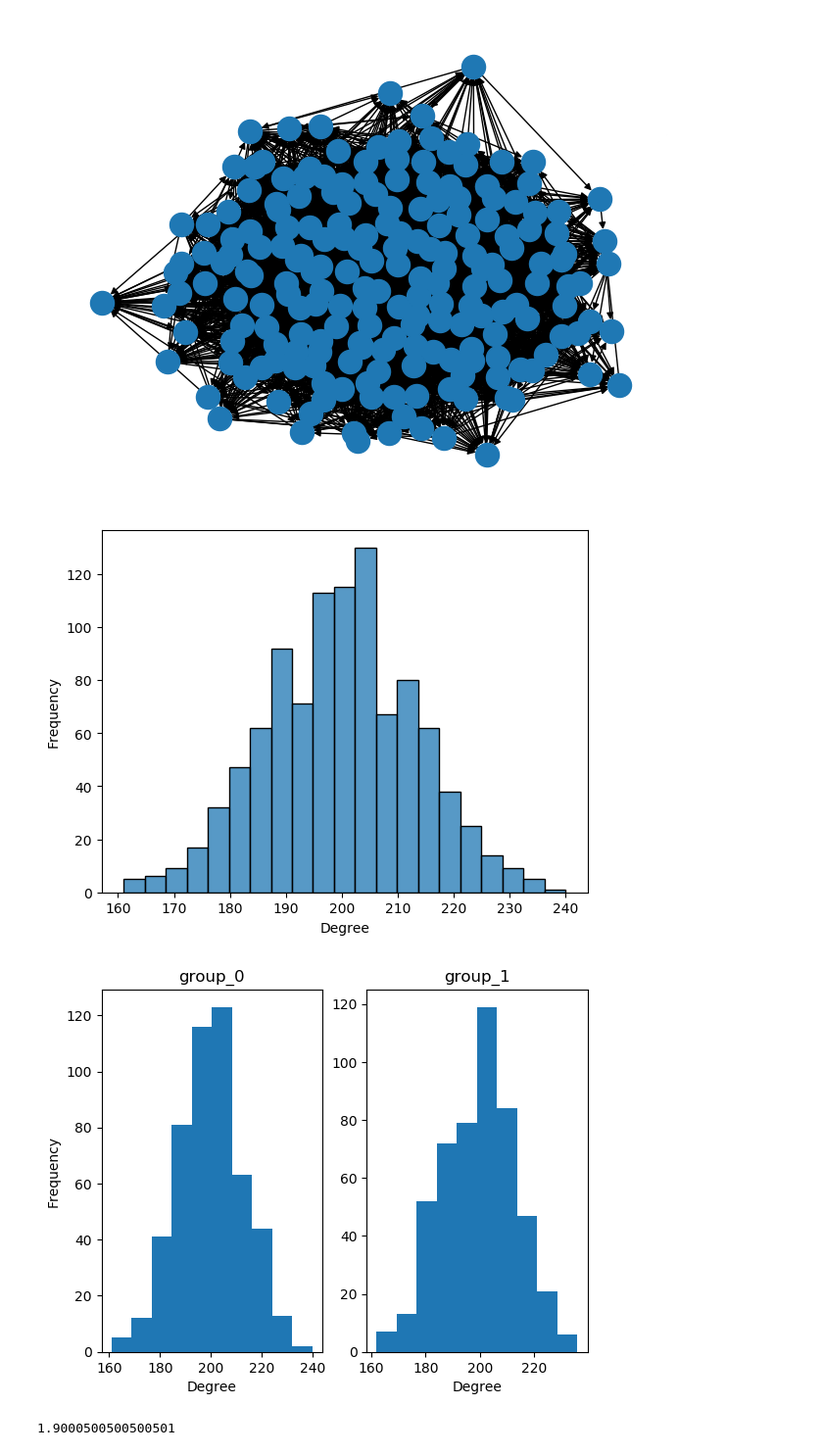
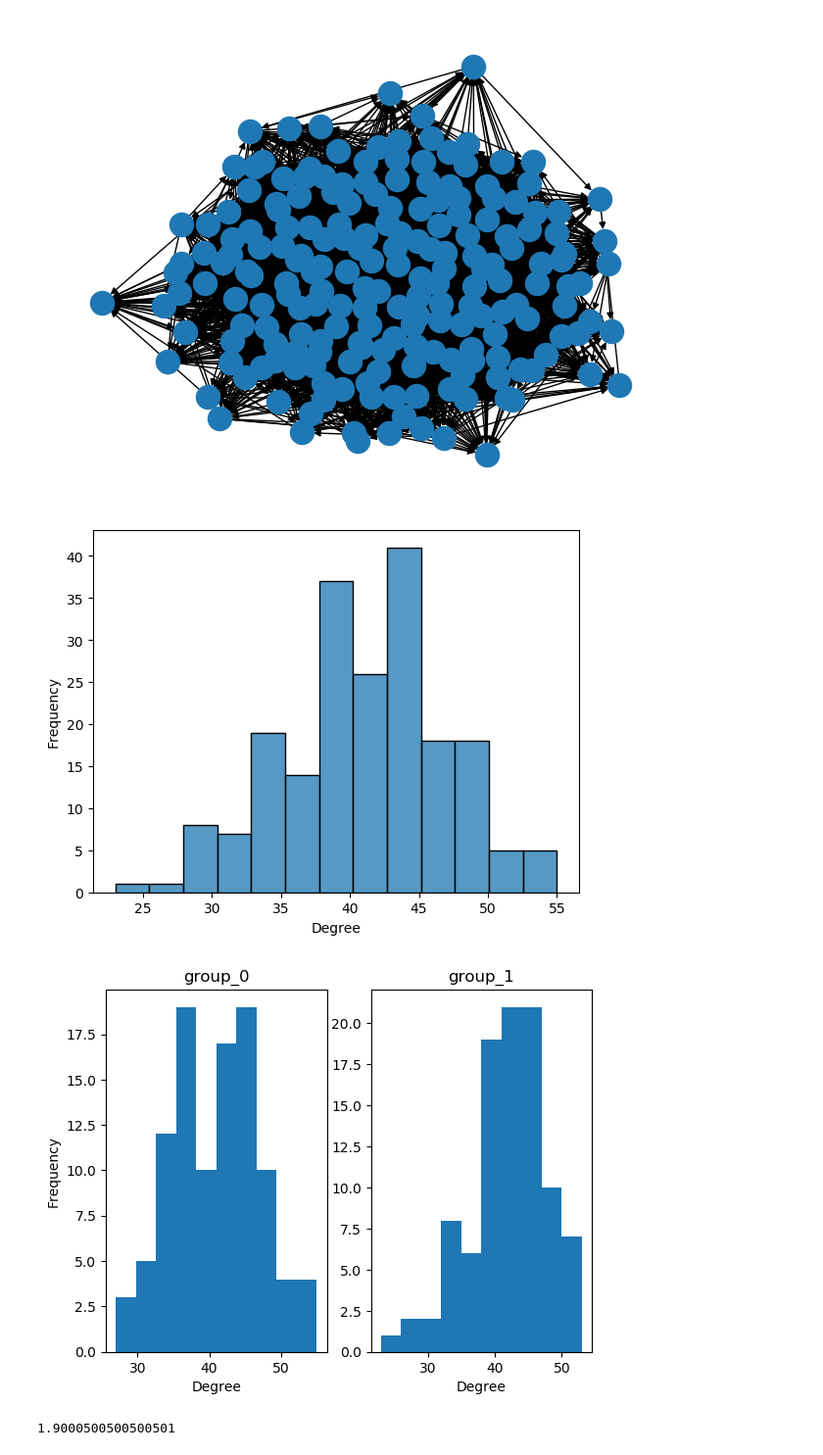
Before and after one commit to TDebono/disparate-exposure-link-recommendation, a Jupyter notebook: synthetic_data.ipynb, the cells around one changed output. Shown at 98% size. Saved outputs shown, nothing was run; the diff lists cells and outputs as text; code cells hidden in the pictures.

Commit message:
make randomwalker more efficient

```diff
--- a/synthetic_data.ipynb
+++ b/synthetic_data.ipynb
@@ -11,7 +11,7 @@ import itertools
 # %%
 # generates a directed graph with minority fraction fm
 G = Random(
-        N=1000,
+        N=100000,
         fm=0.5,
         d=0.1,
         verbose=False
@@ -32,6 +32,8 @@ Taken from Wagner et al. (2017):
 
 This strategy samples nodes by walking through the network. The walker starts at a random node in the network and chooses in each step one out-going link randomly and traverses it. All visited nodes are then added to the sample until K nodes have been added. A teleport probability can be set for teleporting to another random node in the network instead of traversing a link in this iteration; we use 0.15 throughout this work. The sampled network then contains these K nodes and all links between them. This technique of sampling is usually used in online social networks such as Facebook or Twitter, in
 which retrieving information about the whole population is overwhelming and computationally costly, but we can access and navigate the original network.
+# %%
+g = nx.scale_free_graph(n=1000000)
 # %%
 import networkx as nx
 import itertools
@@ -130,8 +150,8 @@ class RandomWalker:
 
         return self.sampled_network
 # %%
-rw = RandomWalker(full_network=G, sample_size=200)
-sample = rw.get_random_walk_sampled_network(teleportation_proba=0.15)
+rw = RandomWalker(full_network=g, sample_size=100000)
+sample = rw.get_random_walk_sampled_network(teleportation_proba=0.15, verbose=False)
 # %%
 G_nodes_0 = [x for x,y in G.nodes(data=True) if y['class']==0]
 G_nodes_1 = [x for x,y in G.nodes(data=True) if y['class']==1]
@@ -162,9 +182,9 @@ def plot_degree_dist(G):
     plt.xlabel('Degree')
     plt.show()
 # %%
-plot_degree_dist(G)
+plot_degree_dist(sample)
 # %% [output]
-[figure, old version]
+[figure, new version]
 # %%
 def plot_degree_dist_per_group(G, attribute=''):
     group_0 = [G.degree(n[0]) for n in G.nodes(data=True) if n[-1][attribute] == 0]
@@ -182,9 +202,9 @@ def plot_degree_dist_per_group(G, attribute=''):
 
     plt.show()
 # %%
-plot_degree_dist_per_group(G, attribute='class')
+plot_degree_dist_per_group(sample, attribute='_class')
 # %% [output]
-[figure, old version]
+[figure, new version]
 # %%
 print(nx.average_shortest_path_length(G))
 # %% [output]
```
Also changed, not shown: parts of 4 cells of this notebook.
